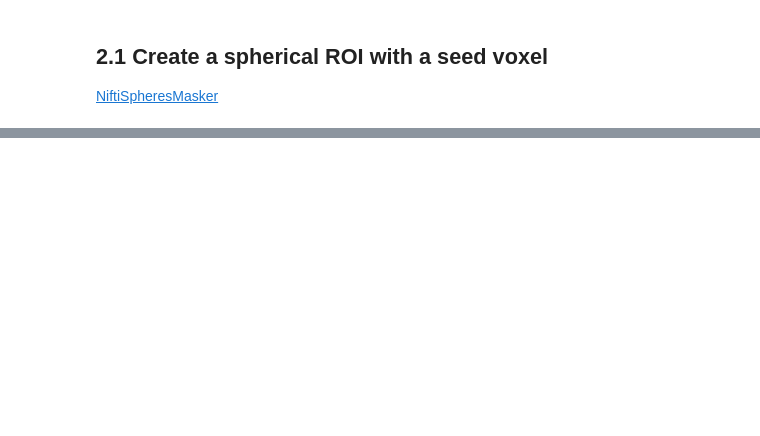
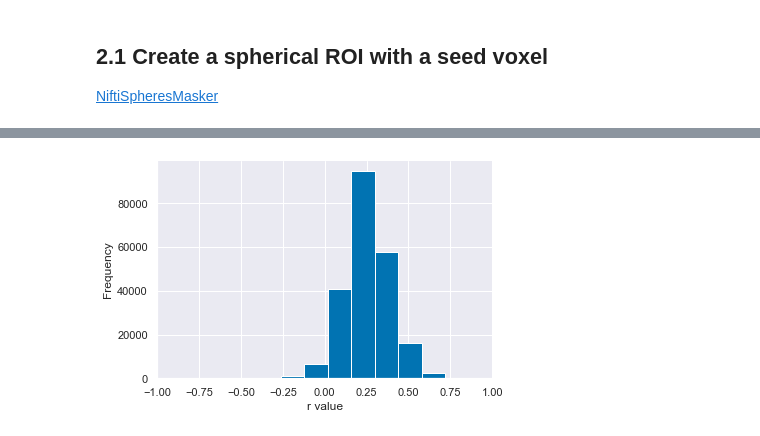
Before and after one commit to tomov/VGDL-fMRI-Python-Data-Analysis, a Jupyter notebook: Multivariate_analyses_Daphne/Functional_connectivity_within.ipynb, the cells around one changed output, grey strips where cells are left out. Saved outputs shown, nothing was run; the diff lists cells and outputs as text; code cells hidden in the pictures; blank space fills up the shorter version.

```diff
--- a/Multivariate_analyses_Daphne/Functional_connectivity_within.ipynb
+++ b/Multivariate_analyses_Daphne/Functional_connectivity_within.ipynb
@@ -224,10 +116,0 @@ NameError: name 'bold_wb_r' is not defined
-# %%
-# Correlate seed with every brain voxel. Loop through and extract data for every voxel.
-start_time = time.time()
-num_voxels = bold_wb_r.shape[1]
-all_corr = np.zeros((num_voxels, 1))
-for v in range(num_voxels):
-    all_corr[v, 0] = np.corrcoef(bold_lPPA_r.flatten(), bold_wb_r[:, v])[0, 1]
-
-end_time = time.time()
-print('Analysis duration for %d voxels: %0.2fs' % (num_voxels, (end_time - start_time)))
@@ -251,0 +203,15 @@ r_map_ar.add_markers(
+# %%
+def corr_with_seed(R, seed_vox):
+
+    num_voxels = R.shape[1]
+    seed_corr = np.zeros((num_voxels, 1)) # make volume to store the correlations
+
+    for v in range(num_voxels):
+        seed_corr[v, 0] = round(np.corrcoef(R[:,v], R[:, seed_vox])[0,1], 3) # take one value
+
+    # Transfrom the correlation values to Fisher z-scores
+    seed_corr_fishZ = np.arctanh(seed_corr)
+    # arctanh(1)=inf so replace inf values with 2.7
+    seed_corr_fishZ[seed_corr_fishZ == inf] = 2.7
+
+    return seed_corr, seed_corr_fishZ
@@ -251,0 +233,6 @@ r_map_ar.add_markers(
+# %%
+# correlate all with seed voxel
+corr_roi, corr_fz_roi = corr_with_seed(R=R, seed_vox=roi_vox)
+
+# correlate all with control voxel
+corr_control, corr_fz_control = corr_with_control(R=R, control_vox=control_vox)
@@ -251,0 +275,8 @@ r_map_ar.add_markers(
+# %%
+plt.hist(corr_roi)
+plt.ylabel('Frequency');
+plt.xlabel('r value');
+plt.xlim([-1,1])
+sns.despine()
+# %% [output]
+[figure, added]
```
Also changed, not shown: parts of 53 cells of this notebook, 3 other files.
